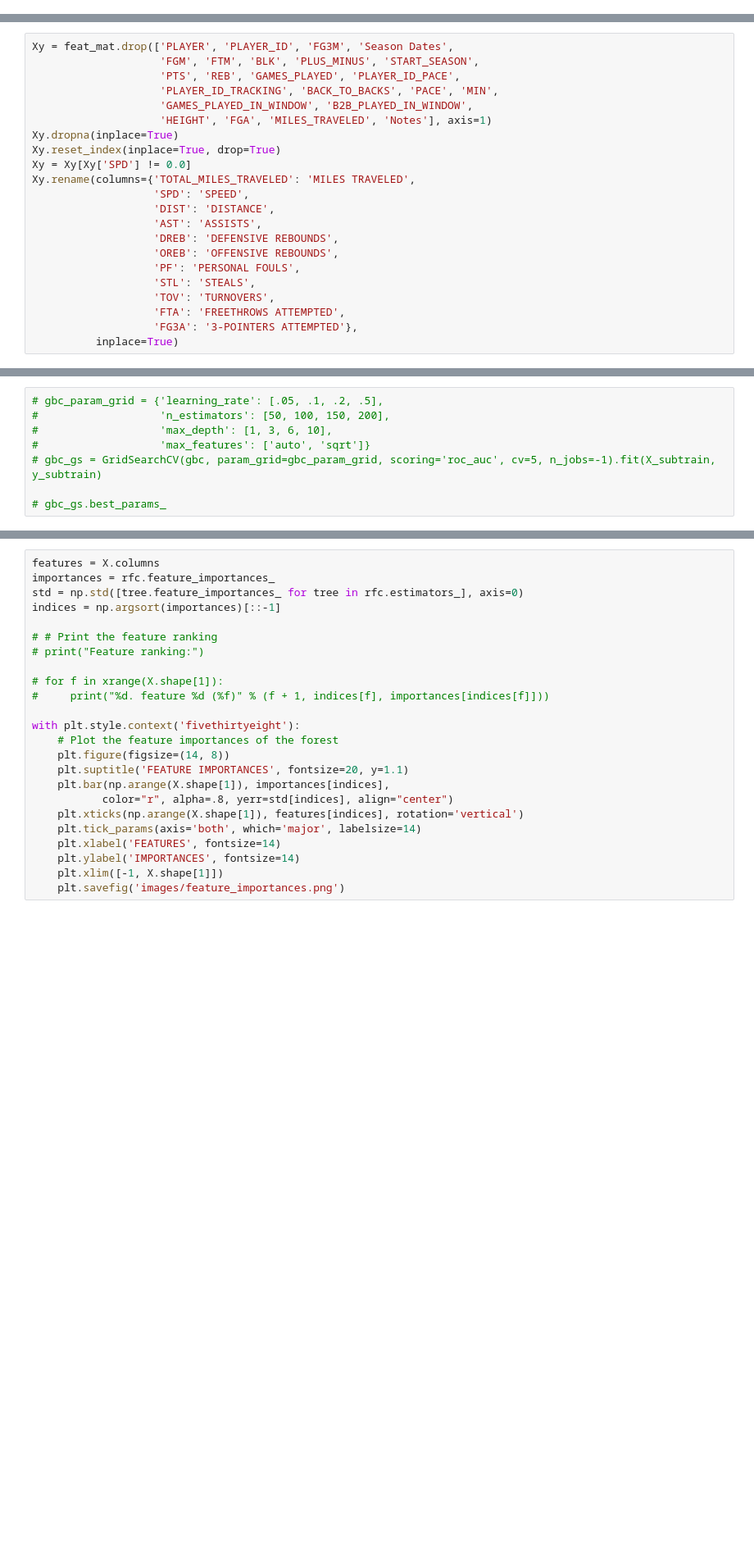
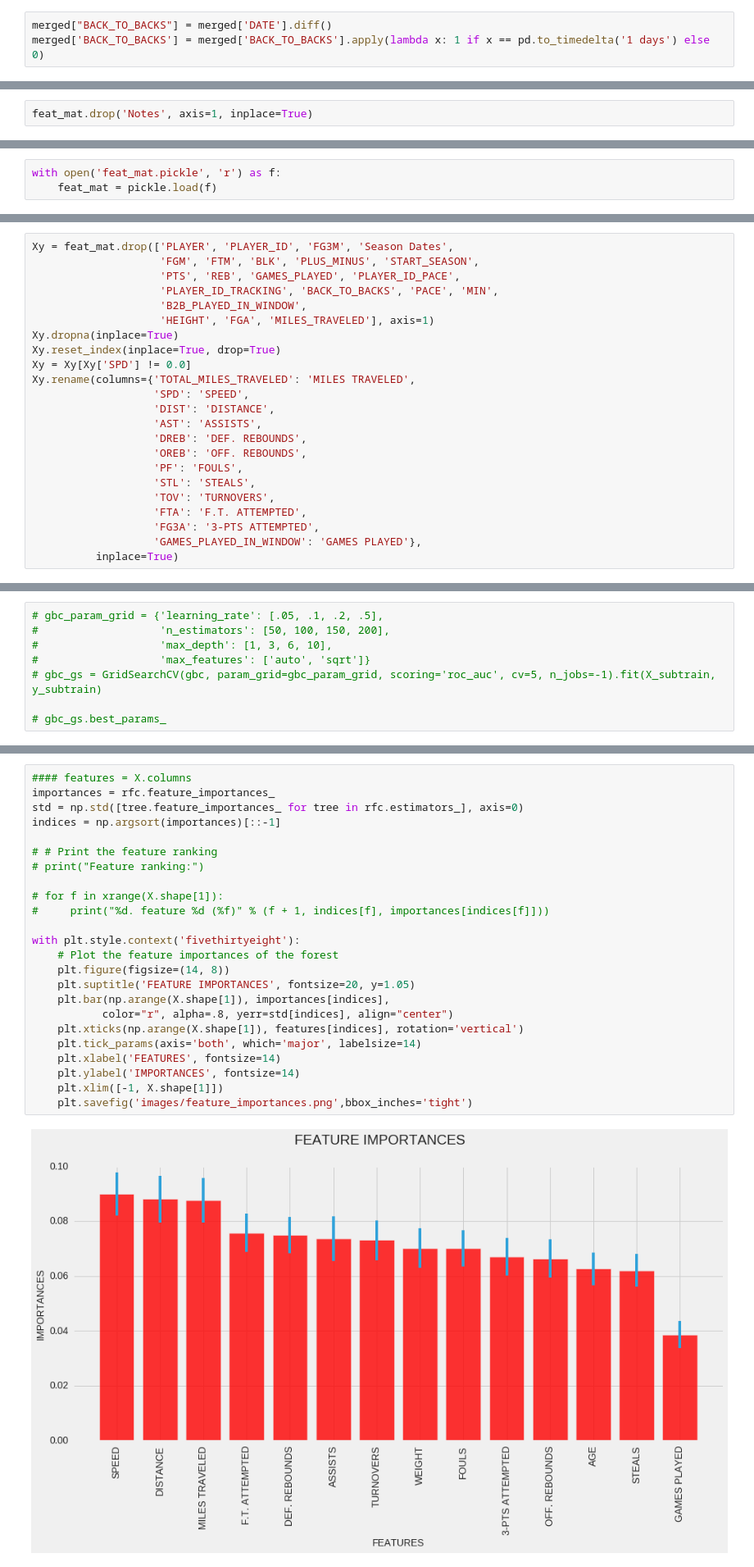
Before and after one commit to AnatolyPavlov/Predicting_NBA_Injuries, a Jupyter notebook: Building Model.ipynb, the cells around one changed output, grey strips where cells are left out. Shown at 82% size. Cells and saved outputs as stored; diff of their text form; blank space fills up the shorter version.

```diff
--- a/Building Model.ipynb
+++ b/Building Model.ipynb
@@ -406,3 +435,6 @@ merged['GAMES_PLAYED'] = merged['MIN'].notnull() * 1
+# %%
+merged["BACK_TO_BACKS"] = merged['DATE'].diff()
+merged['BACK_TO_BACKS'] = merged['BACK_TO_BACKS'].apply(lambda x: 1 if x == pd.to_timedelta('1 days') else 0)
 # %%
 # Create a column to count back to back games
 merged["BACK_TO_BACKS"] = 0
@@ -445,6 +477,8 @@ for player in players:
     # add the aggregated stats and the earlier removed columns to the feature matrix
     feat_mat = feat_mat.append(pd.concat([rolling_window, cols_split], axis=1))
     j += 1
+# %%
+feat_mat.drop('Notes', axis=1, inplace=True)
 # %%
 # drop all nan's from the feature matrix
 # the nan's represent games in which the player did not play in
@@ -497,3 +531,6 @@ feat_mat['AGE'] = feat_mat.apply(lambda x: add_bi_comp_feat(ss_df,
                                                             x['START_SEASON'],
                                                             'AGE'),
                                  axis=1)
+# %%
+with open('feat_mat.pickle', 'r') as f:
+    feat_mat = pickle.load(f)
@@ -504,8 +544,8 @@ Xy = feat_mat.drop(['PLAYER', 'PLAYER_ID', 'FG3M', 'Season Dates',
                     'FGM', 'FTM', 'BLK', 'PLUS_MINUS', 'START_SEASON',
                     'PTS', 'REB', 'GAMES_PLAYED', 'PLAYER_ID_PACE',
                     'PLAYER_ID_TRACKING', 'BACK_TO_BACKS', 'PACE', 'MIN',
-                    'GAMES_PLAYED_IN_WINDOW', 'B2B_PLAYED_IN_WINDOW',
-                    'HEIGHT', 'FGA', 'MILES_TRAVELED', 'Notes'], axis=1)
+                    'B2B_PLAYED_IN_WINDOW',
+                    'HEIGHT', 'FGA', 'MILES_TRAVELED'], axis=1)
 Xy.dropna(inplace=True)
 Xy.reset_index(inplace=True, drop=True)
 Xy = Xy[Xy['SPD'] != 0.0]
@@ -513,13 +553,14 @@ Xy.rename(columns={'TOTAL_MILES_TRAVELED': 'MILES TRAVELED',
                    'SPD': 'SPEED',
                    'DIST': 'DISTANCE',
                    'AST': 'ASSISTS',
-                   'DREB': 'DEFENSIVE REBOUNDS',
-                   'OREB': 'OFFENSIVE REBOUNDS',
-                   'PF': 'PERSONAL FOULS',
+                   'DREB': 'DEF. REBOUNDS',
+                   'OREB': 'OFF. REBOUNDS',
+                   'PF': 'FOULS',
                    'STL': 'STEALS',
                    'TOV': 'TURNOVERS',
-                   'FTA': 'FREETHROWS ATTEMPTED',
-                   'FG3A': '3-POINTERS ATTEMPTED'},
+                   'FTA': 'F.T. ATTEMPTED',
+                   'FG3A': '3-PTS ATTEMPTED',
+                   'GAMES_PLAYED_IN_WINDOW': 'GAMES PLAYED'},
           inplace=True)
 # %%
 y = Xy['INJURED']
@@ -645,24 +638,26 @@ CROSS VAL ROC-AUC SCORES:
 # %%
-features = X.columns
+#### features = X.columns
 importances = rfc.feature_importances_
 std = np.std([tree.feature_importances_ for tree in rfc.estimators_], axis=0)
 indices = np.argsort(importances)[::-1]
 
 # # Print the feature ranking
 # print("Feature ranking:")
 
 # for f in xrange(X.shape[1]):
 #     print("%d. feature %d (%f)" % (f + 1, indices[f], importances[indices[f]]))
 
 with plt.style.context('fivethirtyeight'):
     # Plot the feature importances of the forest
     plt.figure(figsize=(14, 8))
-    plt.suptitle('FEATURE IMPORTANCES', fontsize=20, y=1.1)
+    plt.suptitle('FEATURE IMPORTANCES', fontsize=20, y=1.05)
     plt.bar(np.arange(X.shape[1]), importances[indices],
            color="r", alpha=.8, yerr=std[indices], align="center")
     plt.xticks(np.arange(X.shape[1]), features[indices], rotation='vertical')
     plt.tick_params(axis='both', which='major', labelsize=14)
     plt.xlabel('FEATURES', fontsize=14)
     plt.ylabel('IMPORTANCES', fontsize=14)
     plt.xlim([-1, X.shape[1]])
-    plt.savefig('images/feature_importances.png')
+    plt.savefig('images/feature_importances.png',bbox_inches='tight')
+# %% [output]
+[figure, added]
```
Also changed, not shown: parts of 17 cells of this notebook, 10 other files.
